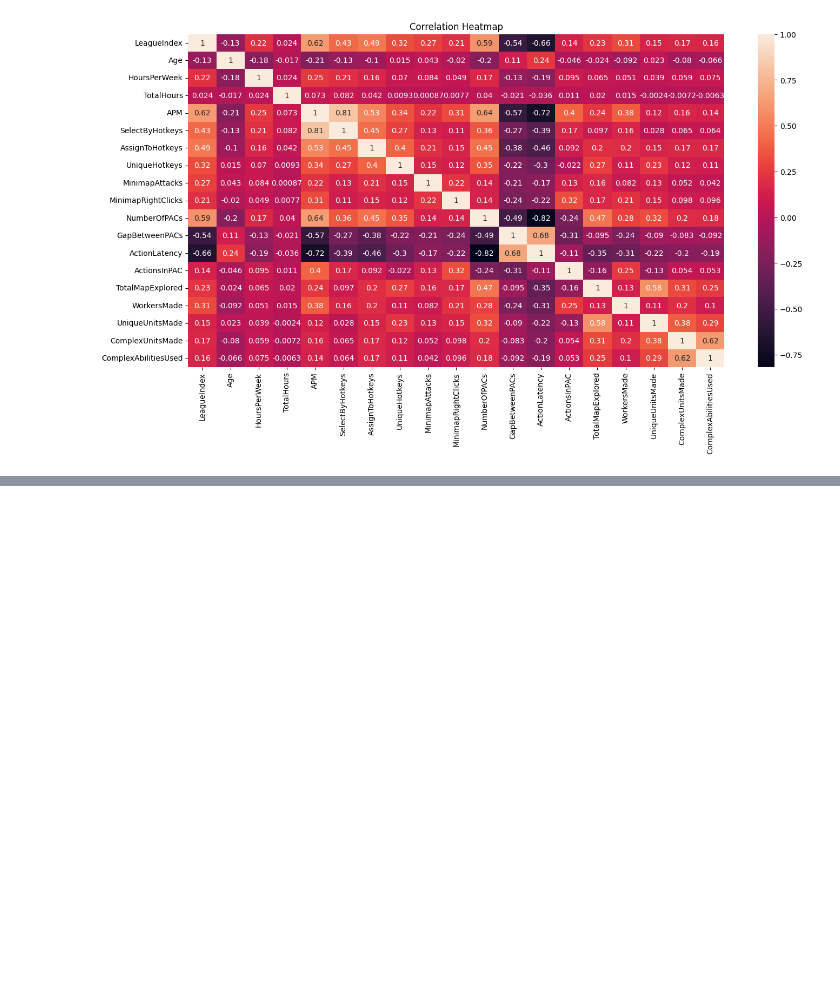
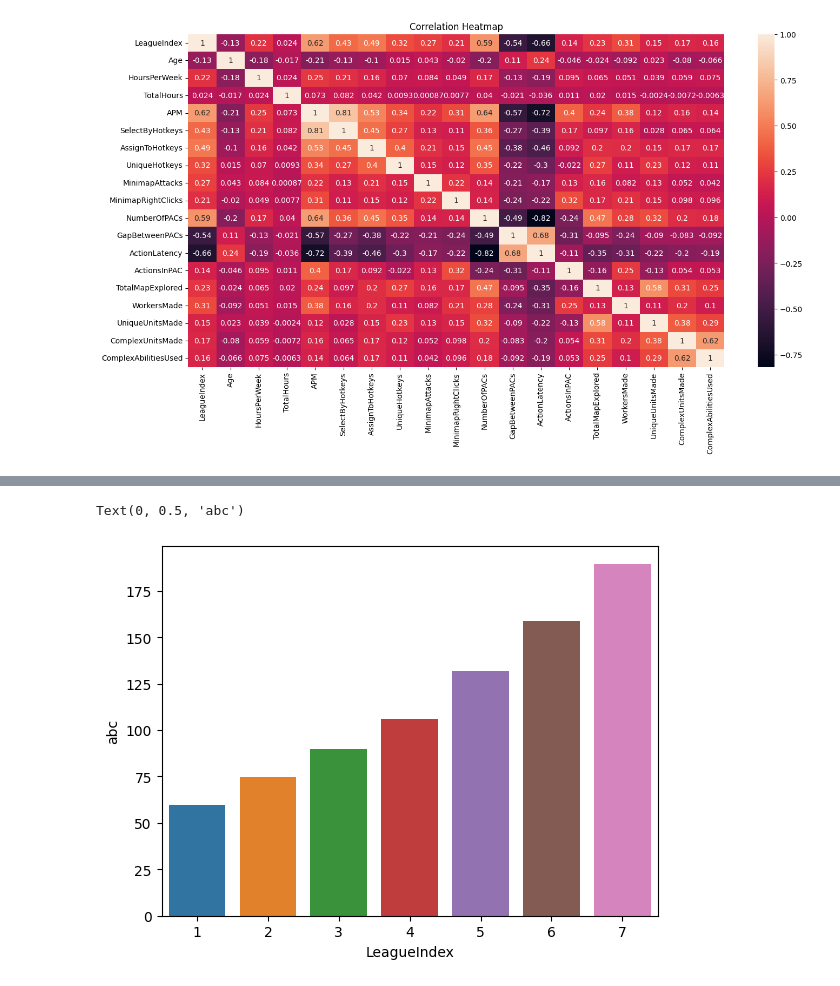
Before and after one commit to nihal-DS/StarCraft-II-Rank-Analysis, a Jupyter notebook: Starcraft1.ipynb, the cells around one changed output, grey strips where cells are left out. Saved outputs shown, nothing was run; the diff lists cells and outputs as text; code cells hidden in the pictures; blank space fills up the shorter version.

```diff
--- a/Starcraft1.ipynb
+++ b/Starcraft1.ipynb
@@ -147,0 +198,7 @@ plt.show()
+# %%
+bar = df.groupby('LeagueIndex').aggregate(['mean', 'median'])['APM']['mean']
+sns.barplot(x=bar.index, y=bar.values)
+plt.ylabel('abc')
+# %% [output]
+Text(0, 0.5, 'abc')
+[figure, added]
```
Also changed, not shown: parts of 11 cells of this notebook.
